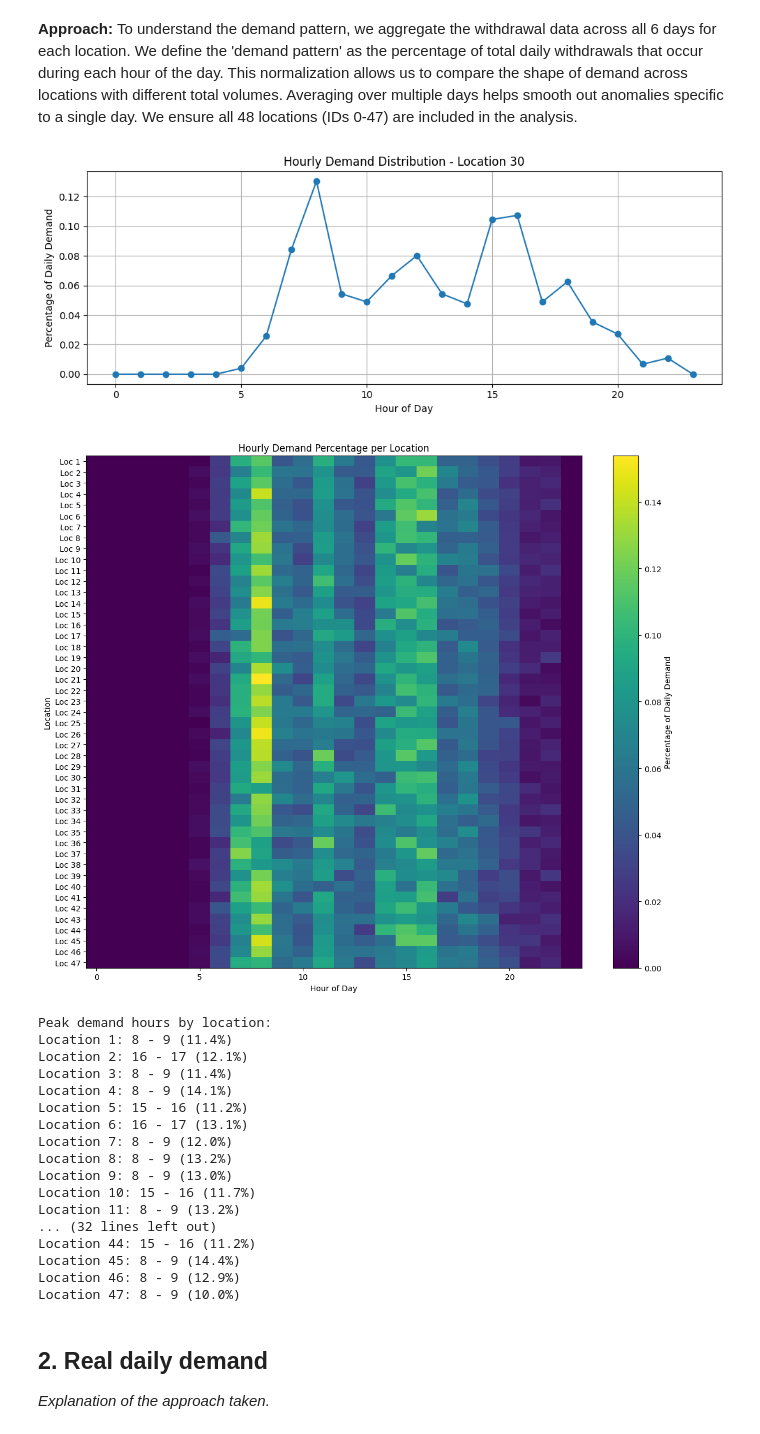
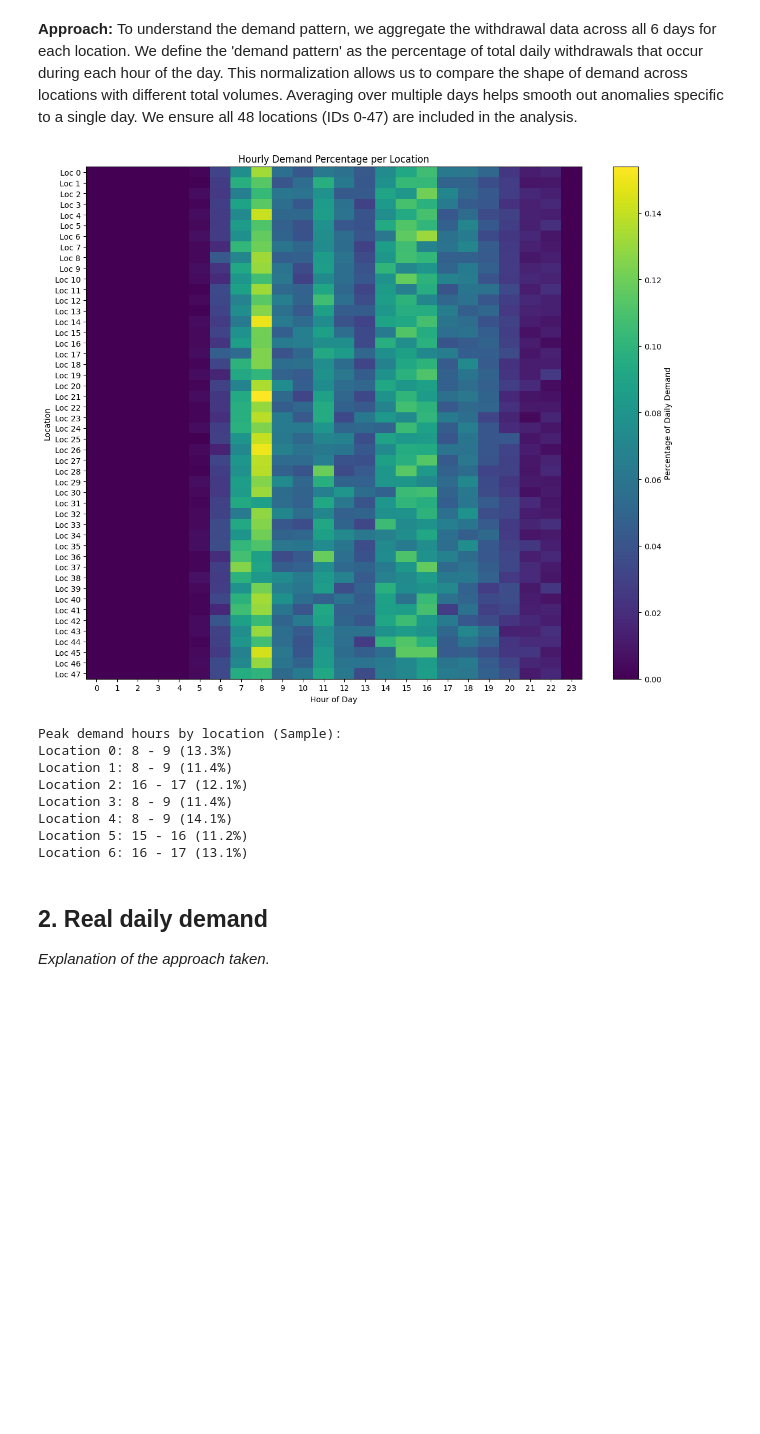
Before and after one commit to kuborro123/magda_is_demon_hunter, a Jupyter notebook: 1CK130_2025_Assignment_3_Jakub.ipynb, the cells around one changed output. Drawn from its saved outputs; the diff is of its cells as text; code cells hidden in the pictures; blank space fills up the shorter version.

```diff
--- a/1CK130_2025_Assignment_3_Jakub.ipynb
+++ b/1CK130_2025_Assignment_3_Jakub.ipynb
@@ -229,53 +229,44 @@ for loc, hourly_counts in loc_dict_wdr.items():
         loc_percentages[loc] = {
             time_bin: count / total
             for time_bin, count in hourly_counts.items()
         }
     else:
         loc_percentages[loc] = {time_bin: 0 for time_bin in hourly_counts}
 
 # Heatmap Visualization
 heat_data = [
     [loc_percentages[f'Location {i}'][f'{h} - {h+1}'] for h in range(HOURS_IN_DAY)]
     for i in range(NUM_LOCATIONS)
 ]
 
 plt.figure(figsize=(12, 10))
 plt.imshow(heat_data, cmap='viridis', aspect='auto')
 plt.colorbar(label='Percentage of Daily Demand')
 plt.xlabel('Hour of Day')
 plt.ylabel('Location')
 plt.title('Hourly Demand Percentage per Location')
+plt.xticks(range(HOURS_IN_DAY), [f'{h}' for h in range(HOURS_IN_DAY)])
 plt.yticks(range(NUM_LOCATIONS), [f'Loc {i}' for i in range(NUM_LOCATIONS)])
 plt.tight_layout()
 plt.show()
 
 # Print Peak hours
 print("\nPeak demand hours by location (Sample):")
-for i in range(5): # Print first 5 as sample
+for i in range(7): # Print first 7 as sample
     loc = f'Location {i}'
     best_hour = max(loc_percentages[loc], key=loc_percentages[loc].get)
     peak_pct = loc_percentages[loc][best_hour]
     print(f"{loc}: {best_hour} ({peak_pct:.1%})")
 # %% [output]
-[figure, old version]
+[figure, new version]
-[figure, removed]
-Peak demand hours by location:
+Peak demand hours by location (Sample):
+Location 0: 8 - 9 (13.3%)
 Location 1: 8 - 9 (11.4%)
 Location 2: 16 - 17 (12.1%)
 Location 3: 8 - 9 (11.4%)
 Location 4: 8 - 9 (14.1%)
 Location 5: 15 - 16 (11.2%)
 Location 6: 16 - 17 (13.1%)
-Location 7: 8 - 9 (12.0%)
-Location 8: 8 - 9 (13.2%)
-Location 9: 8 - 9 (13.0%)
-Location 10: 15 - 16 (11.7%)
-Location 11: 8 - 9 (13.2%)
-... (32 lines left out)
-Location 44: 15 - 16 (11.2%)
-Location 45: 8 - 9 (14.4%)
-Location 46: 8 - 9 (12.9%)
-Location 47: 8 - 9 (10.0%)
 # %% [markdown]
 ## 2. Real daily demand
 
```
Also changed, not shown: parts of 5 cells of this notebook.
